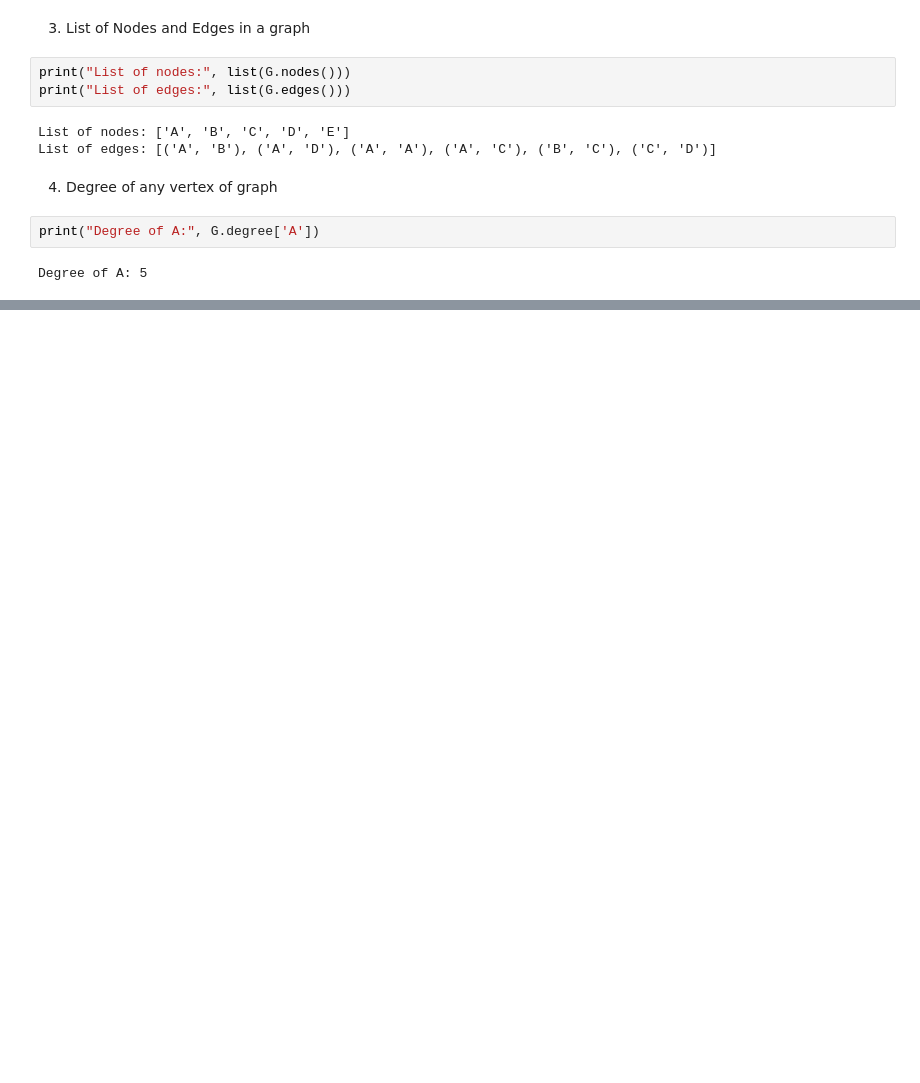
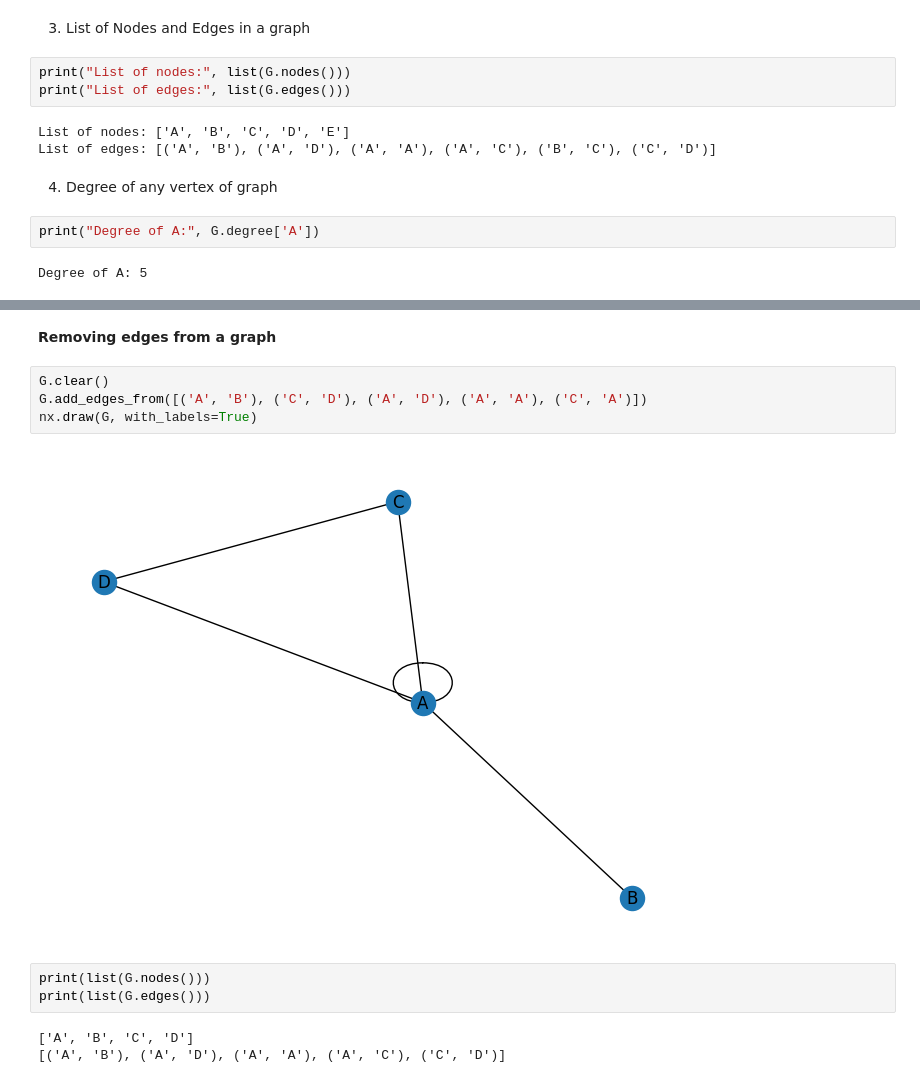
Before and after one commit to coderzaman/Knowledge-Engineering, a Jupyter notebook: Unidirected_Graph.ipynb, the cells around one changed output, grey strips where cells are left out. Saved outputs shown, nothing was run; the diff lists cells and outputs as text; blank space fills up the shorter version.

```diff
--- a/Unidirected_Graph.ipynb
+++ b/Unidirected_Graph.ipynb
@@ -78,0 +112,14 @@ Degree of A: 5
+# %% [markdown]
+**Removing edges from a graph**
+# %%
+G.clear()
+G.add_edges_from([('A', 'B'), ('C', 'D'), ('A', 'D'), ('A', 'A'), ('C', 'A')])
+nx.draw(G, with_labels=True)
+# %% [output]
+[figure, added]
+# %%
+print(list(G.nodes()))
+print(list(G.edges()))
+# %% [output]
+['A', 'B', 'C', 'D']
+[('A', 'B'), ('A', 'D'), ('A', 'A'), ('A', 'C'), ('C', 'D')]
```
Also changed, not shown: parts of 14 cells of this notebook.
